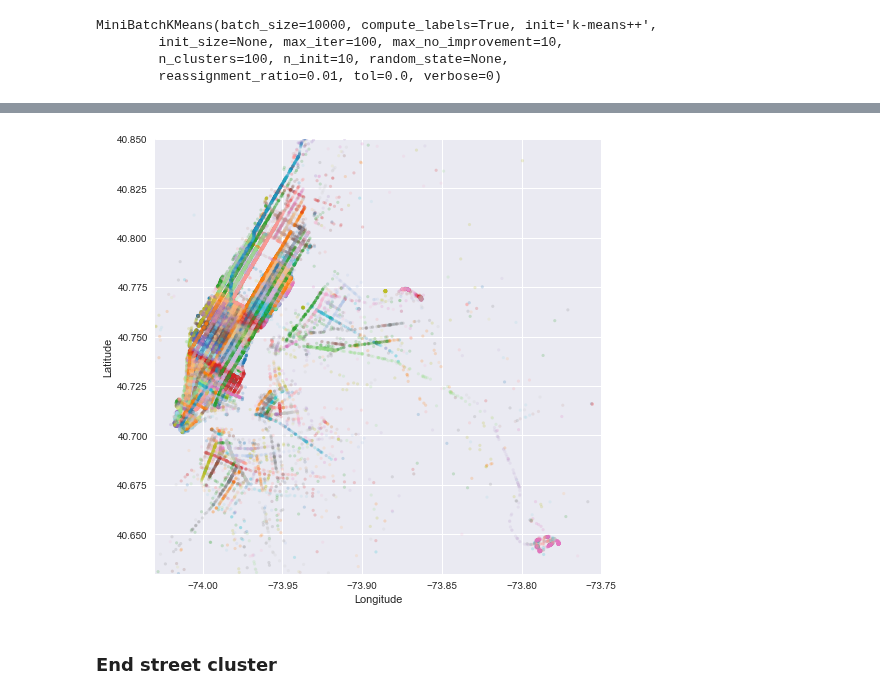
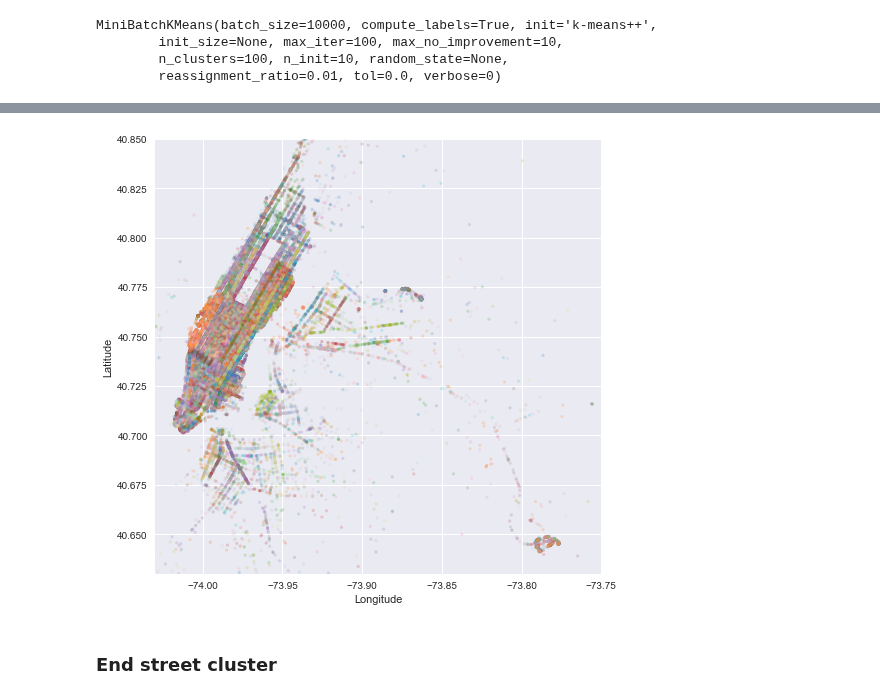
Before and after one commit to latuannetnam/kaggle, a Jupyter notebook: New York City Taxi Trip Duration/nb-taxi-trip-duration-v5-osrm-EDA.ipynb, the cells around one changed output, grey strips where cells are left out. Cells and saved outputs as stored; diff of their text form; code cells hidden in the pictures.

Commit message:
Round 52: added Kmeans clustering. LB: 0.380 => no improvement

```diff
--- a/New York City Taxi Trip Duration/nb-taxi-trip-duration-v5-osrm-EDA.ipynb
+++ b/New York City Taxi Trip Duration/nb-taxi-trip-duration-v5-osrm-EDA.ipynb
@@ -283,6 +283,7 @@ data['pickup_month'] = data['datetime_obj'].dt.month
 data['pickup_weekday'] = data['datetime_obj'].dt.weekday
 data['pickup_day'] = data['datetime_obj'].dt.day
 data['pickup_hour'] = data['datetime_obj'].dt.hour
+data['pickup_whour'] = data['pickup_weekday'] * 24 + data['pickup_hour']
 data['pickup_minute'] = data['datetime_obj'].dt.minute
 # %%
 data[:5]
@@ -449,5 +435,5 @@ Name: step_direction, dtype: object
 # %%
-col_use =['pickup_hour', 'starting_street_tf']
+col_use =['starting_street_tf']
 data = combine_data[col_use]
 # %%
 data[:5]
@@ -480,3 +465,0 @@ array([36, 86, 77,  7, 83], dtype=int32)
-# %%
-combine_data.loc[:, 'pickup_hour_st_cluster'] = mbk_means_labels
-combine_data[:5]
@@ -489,0 +466,4 @@ combine_data[:5]
+# %%
+data = combine_data.copy()
+data.loc[:, 'pickup_whour_st_cluster'] = mbk_means_labels
+data[:5]
@@ -491,16 +479,16 @@ combine_data[:5]
 city_long_border = (-74.03, -73.75)
 city_lat_border = (40.63, 40.85)
 # %%
-data2 = combine_data[:200000]
+data2 = data[:200000]
 fig, ax = plt.subplots(ncols=1, nrows=1, figsize=(8,8))
-ax.scatter(data2['pickup_longitude'], data2['pickup_latitude'] , c=data2['pickup_hour_st_cluster'], cmap='tab20',s=10, lw=0, alpha=0.2)
+ax.scatter(data2['pickup_longitude'], data2['pickup_latitude'] , c=data2['pickup_whour_st_cluster'], cmap='tab20',s=10, lw=0, alpha=0.2)
 ax.set_xlim(city_long_border)
 ax.set_ylim(city_lat_border)
 ax.set_xlabel('Longitude')
 ax.set_ylabel('Latitude')
 plt.show()
 # %% [output]
-[figure, old version]
+[figure, new version]
 # %% [markdown]
 ### End street cluster
 # %%
```
Also changed, not shown: parts of 22 cells of this notebook, 2 other files.
